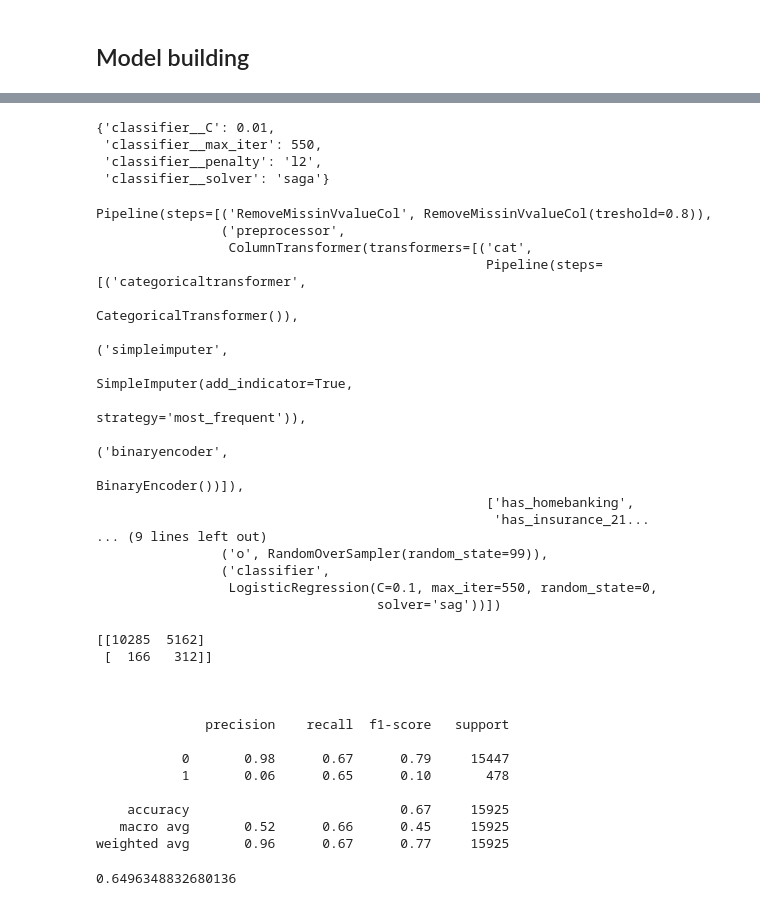
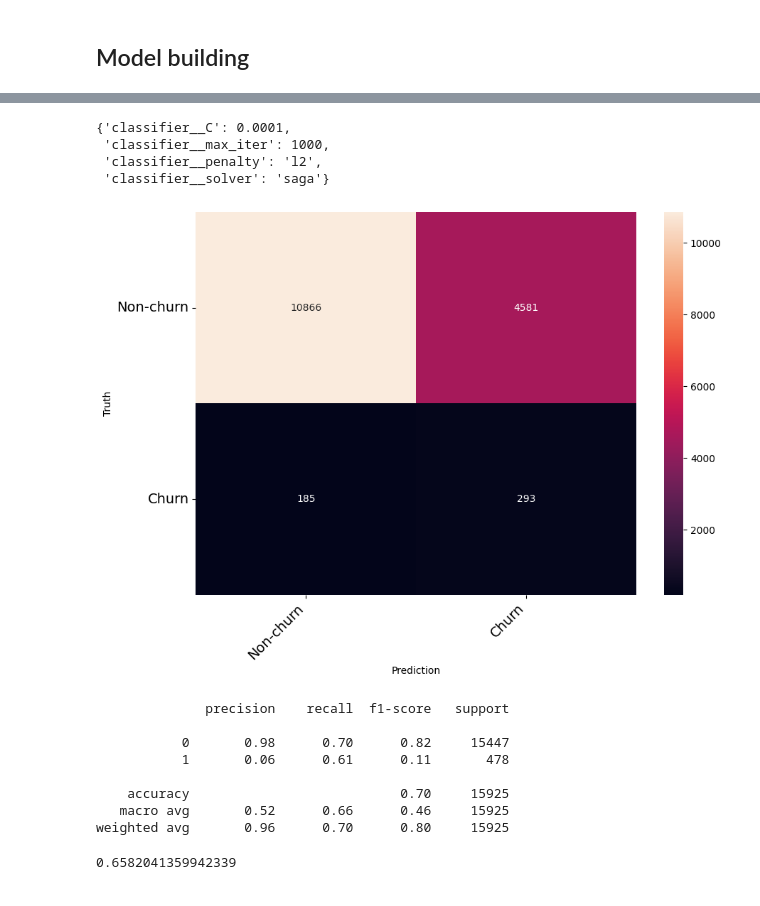
Before and after one commit to Gml717/Advanced-Analytics, a Jupyter notebook: Assignment1/Churn model.ipynb, the cells around one changed output, grey strips where cells are left out. Drawn from its saved outputs; the diff is of its cells as text; code cells hidden in the pictures.

```diff
--- a/Assignment1/Churn model.ipynb
+++ b/Assignment1/Churn model.ipynb
@@ -352,4 +430,4 @@ model =imbPipeline(steps=[('RemoveMissinVvalueCol',RemoveMissinVvalueCol(0.8)),
 # %%
-grid={'classifier__C':10.0 **np.arange(-2,3),'classifier__penalty':['l2',"none"],"classifier__solver":["sag","saga","lbfgs"],"classifier__max_iter":[500,550,600,650]}
+grid={'classifier__C':[0.01,0.001,0.0001],'classifier__penalty':['l2',"none"],"classifier__solver":["sag","saga"],"classifier__max_iter":[1000,1050,1100]}
 cv=KFold(n_splits=5,random_state=None,shuffle=False)
 # %%
@@ -376,0 +436,2 @@ GridSearchCV(cv=KFold(n_splits=5, random_state=None, shuffle=False),
+# %%
+clf_log.fit(X_train,y_train)
@@ -377,7 +456,7 @@ GridSearchCV(cv=KFold(n_splits=5, random_state=None, shuffle=False),
 # %%
-clf.best_params_
+clf_log.best_params_
 # %% [output]
-{'classifier__C': 0.01,
- 'classifier__max_iter': 550,
+{'classifier__C': 0.0001,
+ 'classifier__max_iter': 1000,
  'classifier__penalty': 'l2',
  'classifier__solver': 'saga'}
@@ -391,44 +463,23 @@ model =imbPipeline(steps=[('RemoveMissinVvalueCol',RemoveMissinVvalueCol(0.8)),
+# %%
+pred_log=clf_log.predict(X_test)
+# %%
+cm = confusion_matrix(y_test,pred_log)
+print_confusion_matrix(cm,["Non-churn","Churn"])
+# %% [output]
+[figure, added]
 # %%
-
-model.fit(X_train,y_train)
-pred=model.predict(X_test)
-
-print(confusion_matrix(y_test,pred))
-print("\n\n")
-print(classification_report(y_test,pred))
+print(classification_report(y_test,pred_log))
 # %% [output]
-Pipeline(steps=[('RemoveMissinVvalueCol', RemoveMissinVvalueCol(treshold=0.8)),
-                ('preprocessor',
-                 ColumnTransformer(transformers=[('cat',
-                                                  Pipeline(steps=[('categoricaltransformer',
-                                                                   CategoricalTransformer()),
-                                                                  ('simpleimputer',
-                                                                   SimpleImputer(add_indicator=True,
-                                                                                 strategy='most_frequent')),
-                                                                  ('binaryencoder',
-                                                                   BinaryEncoder())]),
-                                                  ['has_homebanking',
-                                                   'has_insurance_21...
-... (9 lines left out)
-                ('o', RandomOverSampler(random_state=99)),
-                ('classifier',
-                 LogisticRegression(C=0.1, max_iter=550, random_state=0,
-                                    solver='sag'))])
+              precision    recall  f1-score   support
+
+           0       0.98      0.70      0.82     15447
+           1       0.06      0.61      0.11       478
+
+    accuracy                           0.70     15925
+   macro avg       0.52      0.66      0.46     15925
+weighted avg       0.96      0.70      0.80     15925
-[[10285  5162]
- [  166   312]]
-
-
-
-              precision    recall  f1-score   support
-
-           0       0.98      0.67      0.79     15447
-           1       0.06      0.65      0.10       478
-
-    accuracy                           0.67     15925
-   macro avg       0.52      0.66      0.45     15925
-weighted avg       0.96      0.67      0.77     15925
 # %%
-fpr, tpr, thresholds = metrics.roc_curve(y_test, pred, pos_label=None)
+fpr, tpr, thresholds = metrics.roc_curve(y_test, pred_log, pos_label=None)
 print(metrics.auc(fpr, tpr))
 # %% [output]
-0.6496348832680136
+0.6582041359942339
```
Also changed, not shown: parts of 56 cells of this notebook, 1 other file.
